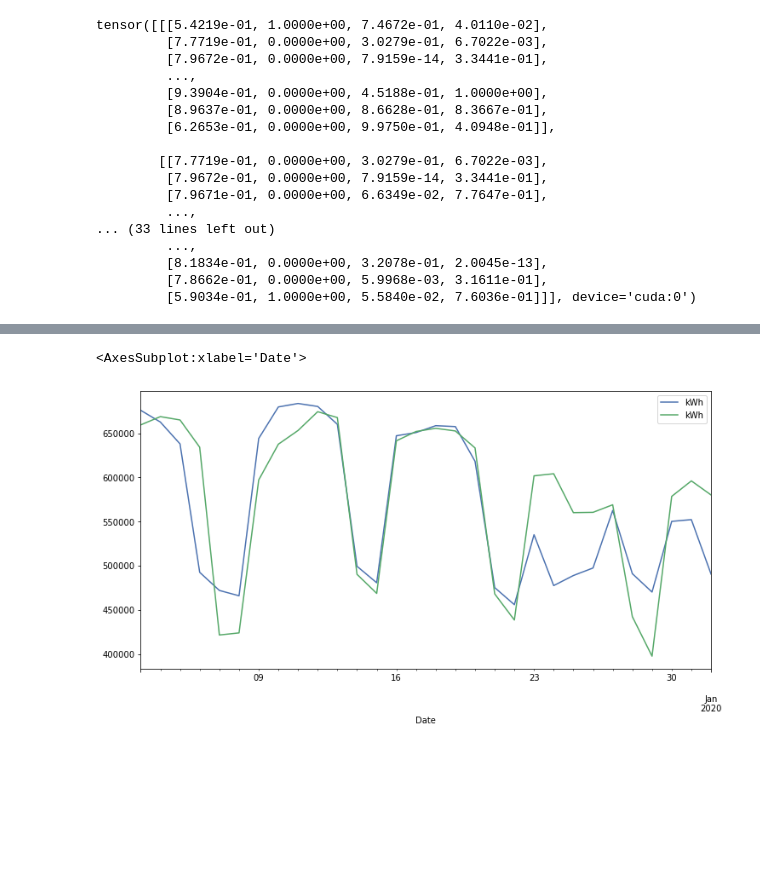
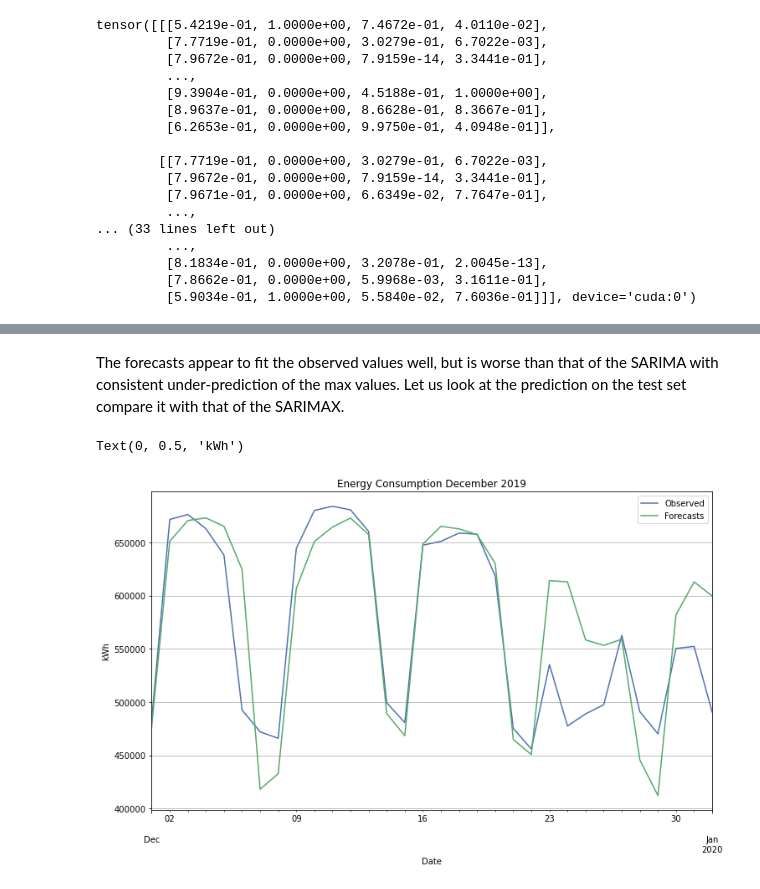
Before and after one commit to quan-possible/energy-demand-prediction, a Jupyter notebook: daily/LSTM.ipynb, the cells around one changed output, grey strips where cells are left out. Saved outputs shown, nothing was run; the diff lists cells and outputs as text; code cells hidden in the pictures; blank space fills up the shorter version.

```diff
--- a/daily/LSTM.ipynb
+++ b/daily/LSTM.ipynb
@@ -518,5 +485,12 @@ plot_df.plot(figsize=(12,6),style = 'o')
-# %%
-plot_df.iloc[-30:].plot(figsize=(12,6))
-# %% [output]
-<AxesSubplot:xlabel='Date'>
-[figure, removed]
+# %% [markdown]
+The forecasts appear to fit the observed values well, but is worse than that of the SARIMA with consistent under-prediction of the max values. Let us look at the prediction on the test set compare it with that of the SARIMAX.
+# %%
+fig, ax = plt.subplots()
+plot_df.loc[train_end:].plot(ax = ax, figsize=(12,7), grid=True)
+
+ax.legend(["Observed", "Forecasts"])
+ax.set_title("Energy Consumption December 2019")
+ax.set_ylabel("kWh")
+# %% [output]
+Text(0, 0.5, 'kWh')
+[figure, added]
```
Also changed, not shown: parts of 25 cells of this notebook, 6 other files.
